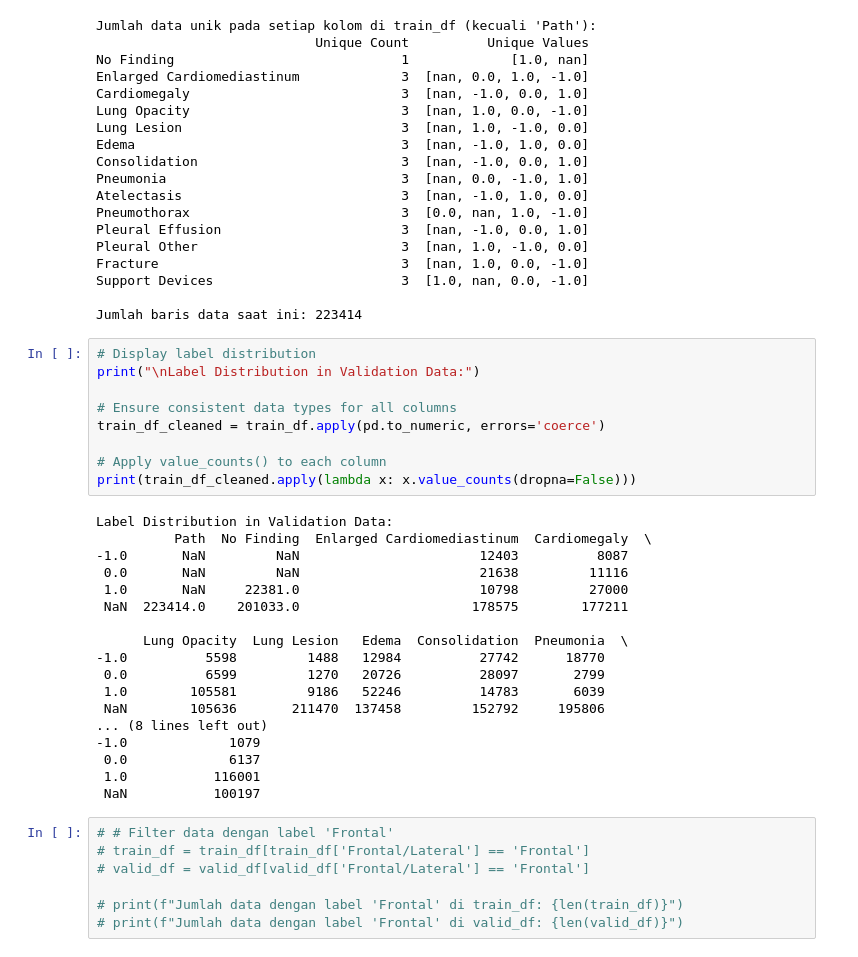
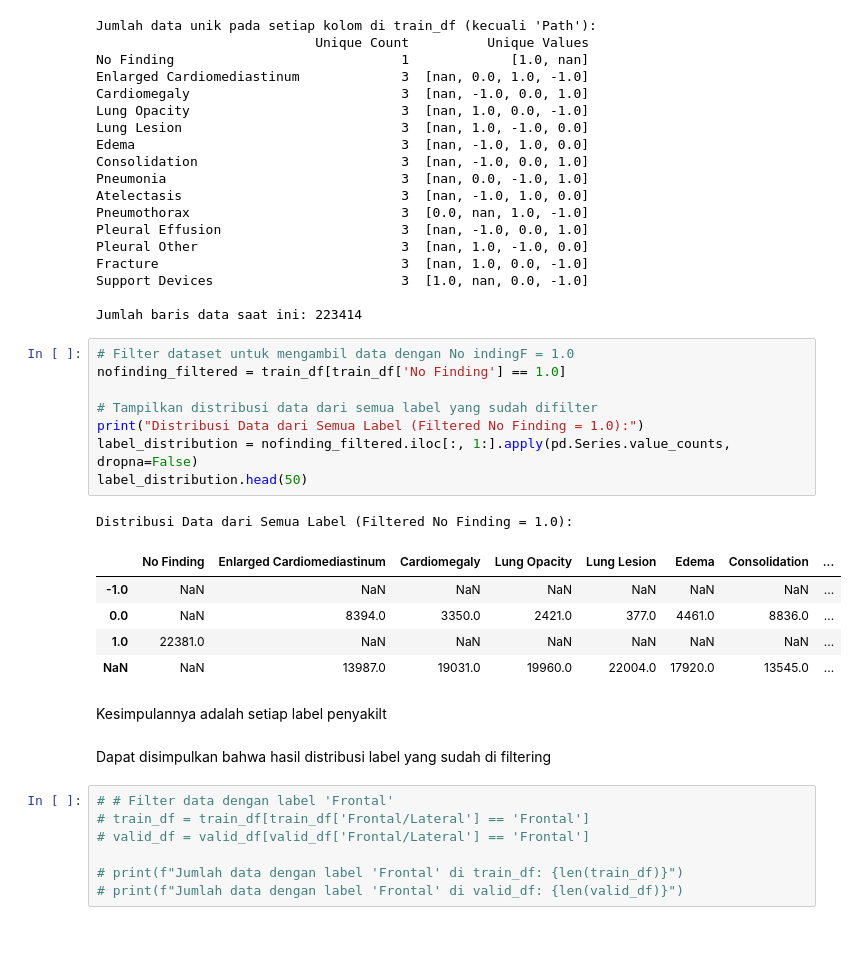
Before and after one commit to RafiHaqul/vit_multi_lung_class_HIDUP_JOKOWI, a Jupyter notebook: .ipynb, the cells around one changed output. Drawn from its saved outputs; the diff is of its cells as text.

```diff
--- a/.ipynb
+++ b/.ipynb
@@ -148,33 +157,25 @@ Fracture                               3  [nan, 1.0, 0.0, -1.0]
 Support Devices                        3  [1.0, nan, 0.0, -1.0]
 
 Jumlah baris data saat ini: 223414
-# %%
-# Display label distribution
-print("\nLabel Distribution in Validation Data:")
-
-# Ensure consistent data types for all columns
-train_df_cleaned = train_df.apply(pd.to_numeric, errors='coerce')
-
-# Apply value_counts() to each column
-print(train_df_cleaned.apply(lambda x: x.value_counts(dropna=False)))
-# %% [output]
-Label Distribution in Validation Data:
-          Path  No Finding  Enlarged Cardiomediastinum  Cardiomegaly  \
--1.0       NaN         NaN                       12403          8087
- 0.0       NaN         NaN                       21638         11116
- 1.0       NaN     22381.0                       10798         27000
- NaN  223414.0    201033.0                      178575        177211
-
-      Lung Opacity  Lung Lesion   Edema  Consolidation  Pneumonia  \
--1.0          5598         1488   12984          27742      18770
- 0.0          6599         1270   20726          28097       2799
- 1.0        105581         9186   52246          14783       6039
- NaN        105636       211470  137458         152792     195806
-... (8 lines left out)
--1.0             1079
- 0.0             6137
- 1.0           116001
- NaN           100197
+# %%
+# Filter dataset untuk mengambil data dengan No indingF = 1.0
+nofinding_filtered = train_df[train_df['No Finding'] == 1.0]
+
+# Tampilkan distribusi data dari semua label yang sudah difilter
+print("Distribusi Data dari Semua Label (Filtered No Finding = 1.0):")
+label_distribution = nofinding_filtered.iloc[:, 1:].apply(pd.Series.value_counts, dropna=False)
+label_distribution.head(50)
+# %% [output]
+Distribusi Data dari Semua Label (Filtered No Finding = 1.0):
+|  | No Finding | Enlarged Cardiomediastinum | Cardiomegaly | Lung Opacity | Lung Lesion | Edema | Consolidation | ... |
+| -1.0 | NaN | NaN | NaN | NaN | NaN | NaN | NaN | ... |
+| 0.0 | NaN | 8394.0 | 3350.0 | 2421.0 | 377.0 | 4461.0 | 8836.0 | ... |
+| 1.0 | 22381.0 | NaN | NaN | NaN | NaN | NaN | NaN | ... |
+| NaN | NaN | 13987.0 | 19031.0 | 19960.0 | 22004.0 | 17920.0 | 13545.0 | ... |
+# %% [markdown]
+Kesimpulannya adalah setiap label penyakilt
+# %% [markdown]
+Dapat disimpulkan bahwa hasil distribusi label yang sudah di filtering
 # %%
 # # Filter data dengan label 'Frontal'
 # train_df = train_df[train_df['Frontal/Lateral'] == 'Frontal']
```
Also changed, not shown: parts of 5 cells of this notebook, 1 other file.
